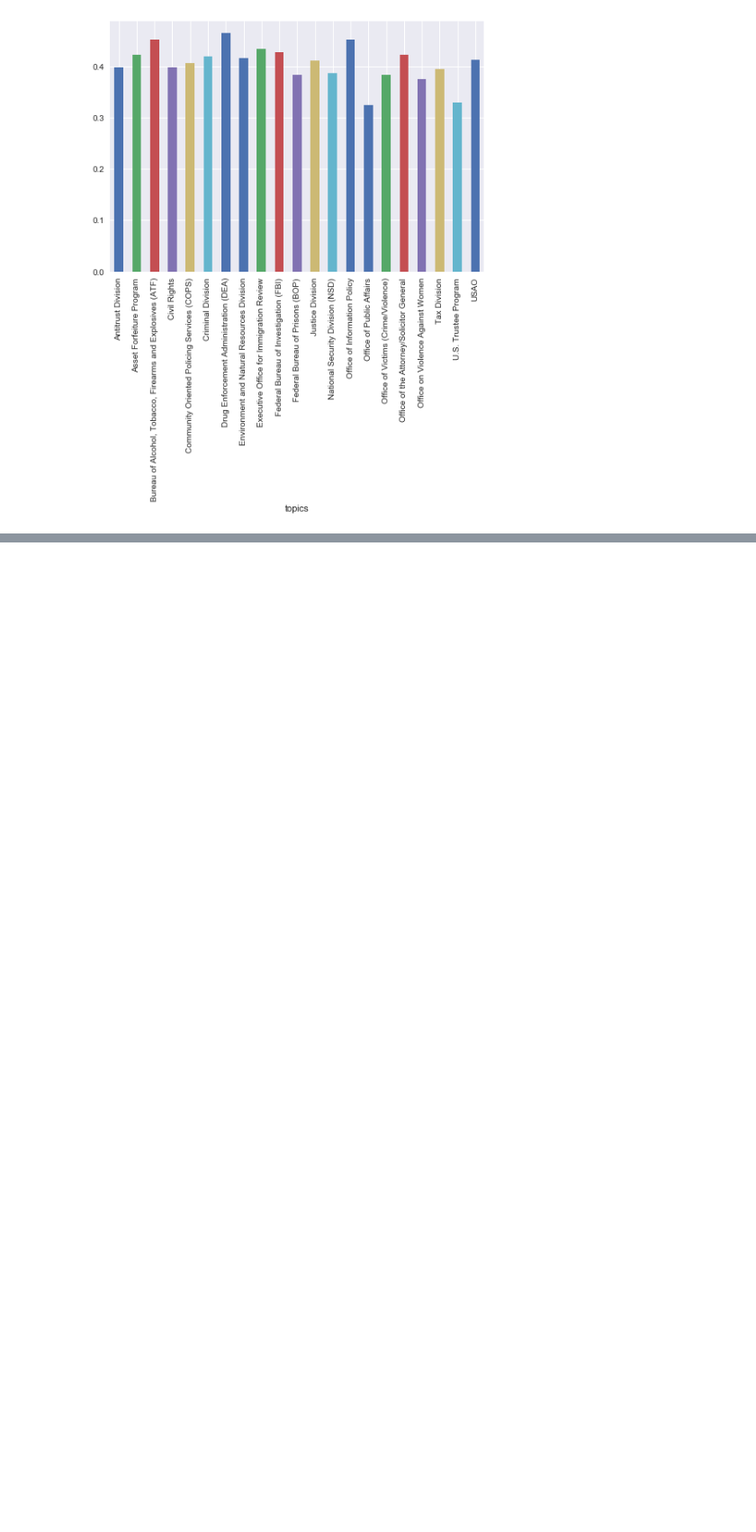
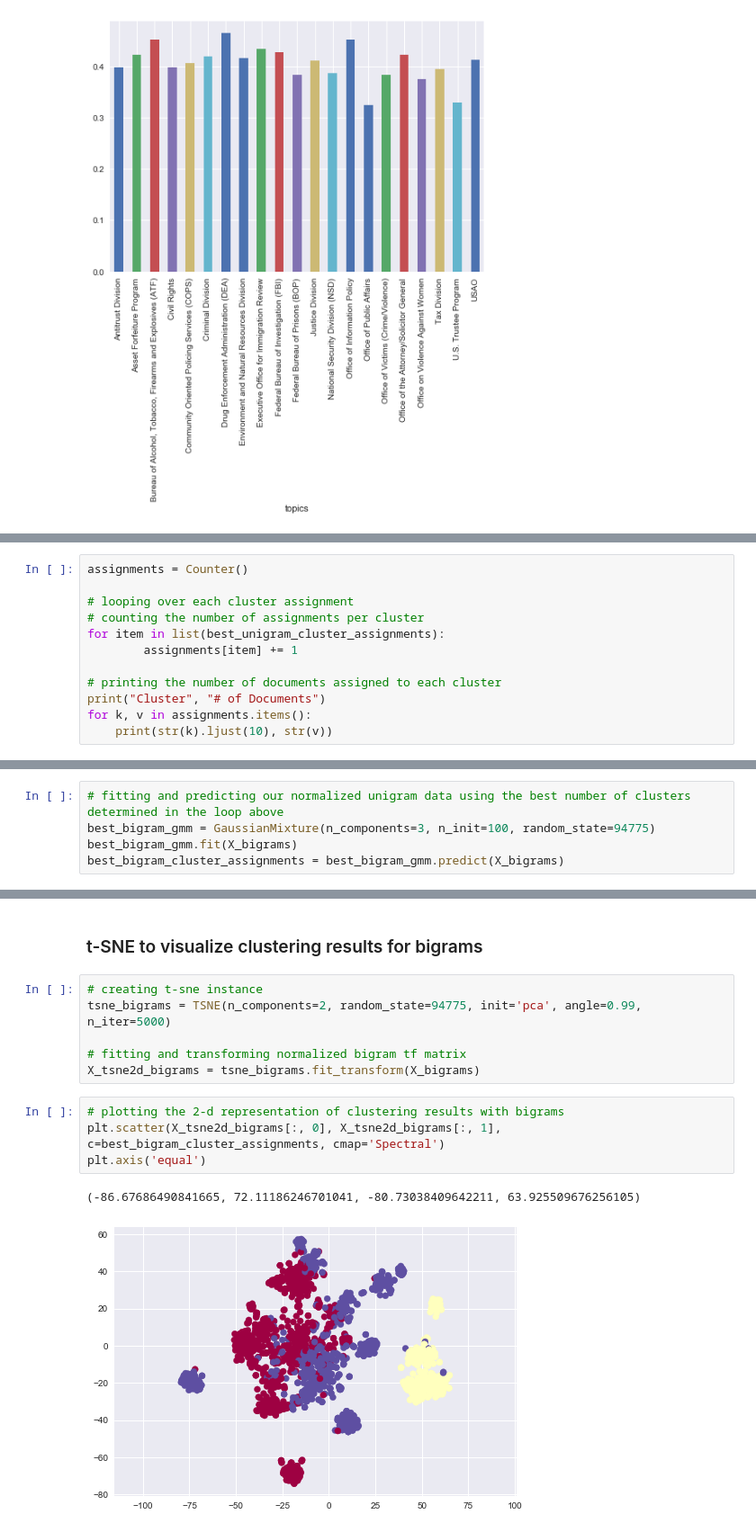
Before and after one commit to nikitascmu/UDA_Project, a Jupyter notebook: UDA Project.ipynb, the cells around one changed output, grey strips where cells are left out. Shown at 90% size. Drawn from its saved outputs; the diff is of its cells as text; blank space fills up the shorter version.

```diff
--- a/UDA Project.ipynb
+++ b/UDA Project.ipynb
@@ -884,0 +626,12 @@ for k, v in sorted_bigram_cluster2[0:10]:
+# %%
+assignments = Counter()
+
+# looping over each cluster assignment
+# counting the number of assignments per cluster
+for item in list(best_unigram_cluster_assignments):
+        assignments[item] += 1
+
+# printing the number of documents assigned to each cluster
+print("Cluster", "# of Documents")
+for k, v in assignments.items():
+    print(str(k).ljust(10), str(v))
@@ -884,0 +763,5 @@ for k, v in sorted_bigram_cluster2[0:10]:
+# %%
+# fitting and predicting our normalized unigram data using the best number of clusters determined in the loop above
+best_bigram_gmm = GaussianMixture(n_components=3, n_init=100, random_state=94775)
+best_bigram_gmm.fit(X_bigrams)
+best_bigram_cluster_assignments = best_bigram_gmm.predict(X_bigrams)
@@ -884,0 +852,15 @@ for k, v in sorted_bigram_cluster2[0:10]:
+# %% [markdown]
+### t-SNE to visualize clustering results for bigrams
+# %%
+# creating t-sne instance
+tsne_bigrams = TSNE(n_components=2, random_state=94775, init='pca', angle=0.99, n_iter=5000)
+
+# fitting and transforming normalized bigram tf matrix
+X_tsne2d_bigrams = tsne_bigrams.fit_transform(X_bigrams)
+# %%
+# plotting the 2-d representation of clustering results with bigrams
+plt.scatter(X_tsne2d_bigrams[:, 0], X_tsne2d_bigrams[:, 1], c=best_bigram_cluster_assignments, cmap='Spectral')
+plt.axis('equal')
+# %% [output]
+(-86.67686490841665, 72.11186246701041, -80.73038409642211, 63.925509676256105)
+[figure, added]
```
Also changed, not shown: parts of 107 cells of this notebook.
